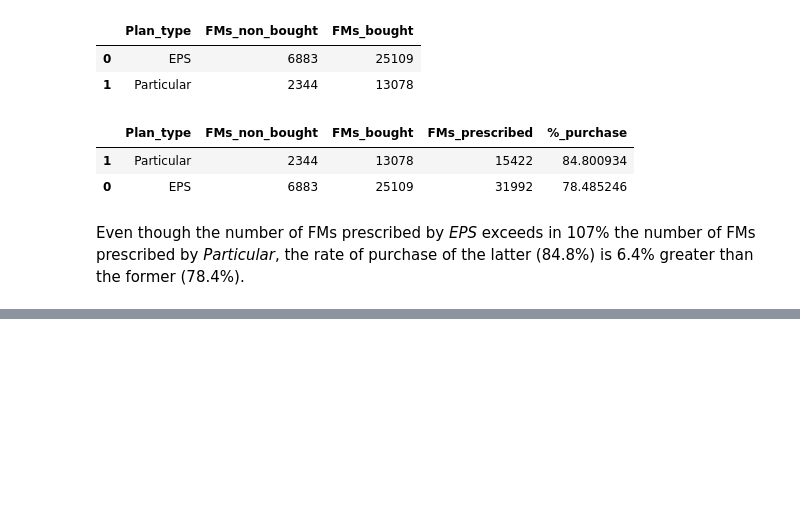
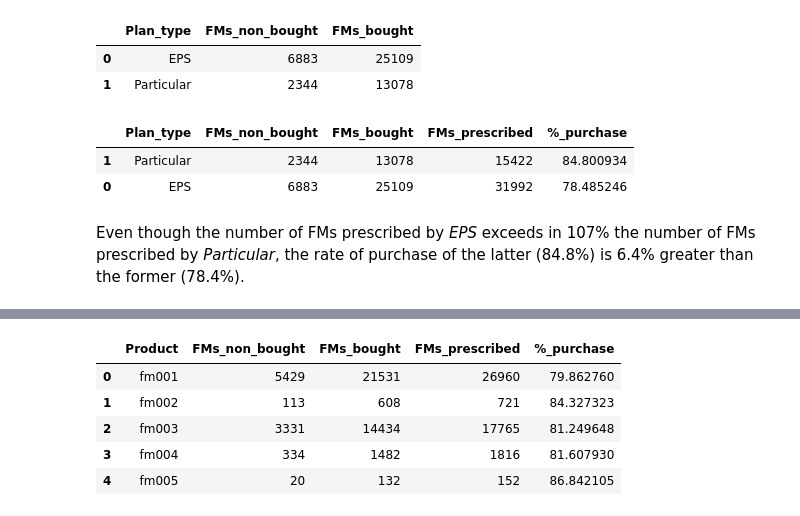
Before and after one commit to princeKike27/Khiron-Next-Buyers-FM, a Jupyter notebook: Khiron_Next_Buyers_FM.ipynb, the cells around one changed output, grey strips where cells are left out. Saved outputs shown, nothing was run; the diff lists cells and outputs as text; code cells hidden in the pictures; blank space fills up the shorter version.

```diff
--- a/Khiron_Next_Buyers_FM.ipynb
+++ b/Khiron_Next_Buyers_FM.ipynb
@@ -842,0 +864,10 @@ Even though the number of FMs prescribed by *EPS* exceeds in 107% the number of
+# %%
+# pivot table
+fm_product = fm_product.pivot(
+    columns='FM_buyer',
+    index='CodProducto',
+    values='Cantidad').reset_index()
+
+# set column names
+fm_product.columns = ['Product', 'FMs_non_bought', 'FMs_bought']
+fm_product
@@ -842,0 +881,18 @@ Even though the number of FMs prescribed by *EPS* exceeds in 107% the number of
+# %%
+# create column 'FMs_prescribed'
+fm_product['FMs_prescribed'] = fm_product.FMs_bought + fm_product.FMs_non_bought
+
+# create column '%_purchase'
+fm_product['%_purchase'] = (fm_product.FMs_bought / fm_product.FMs_prescribed) * 100
+
+# sort values
+fm_product.sort_values('%_purchase', ascending=False)
+
+fm_product
+# %% [output]
+|  | Product | FMs_non_bought | FMs_bought | FMs_prescribed | %_purchase |
+| 0 | fm001 | 5429 | 21531 | 26960 | 79.862760 |
+| 1 | fm002 | 113 | 608 | 721 | 84.327323 |
+| 2 | fm003 | 3331 | 14434 | 17765 | 81.249648 |
+| 3 | fm004 | 334 | 1482 | 1816 | 81.607930 |
+| 4 | fm005 | 20 | 132 | 152 | 86.842105 |
```
Also changed, not shown: parts of 16 cells of this notebook.
